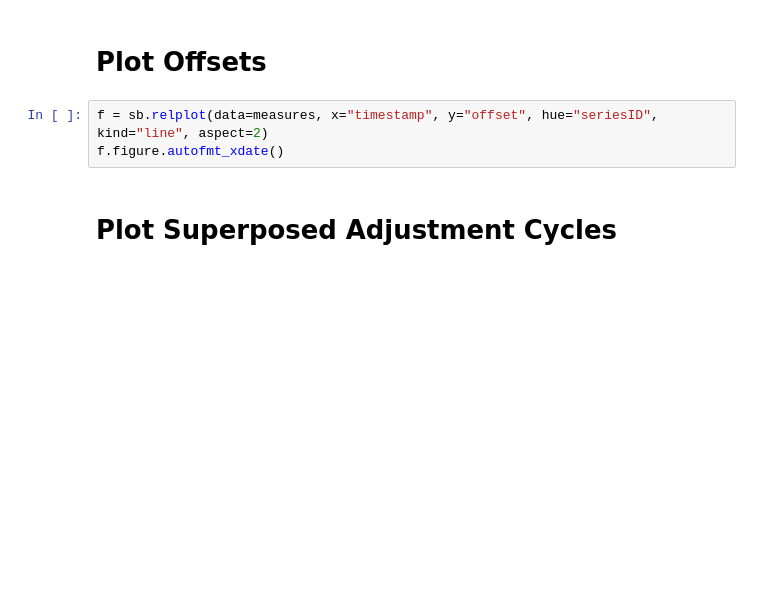
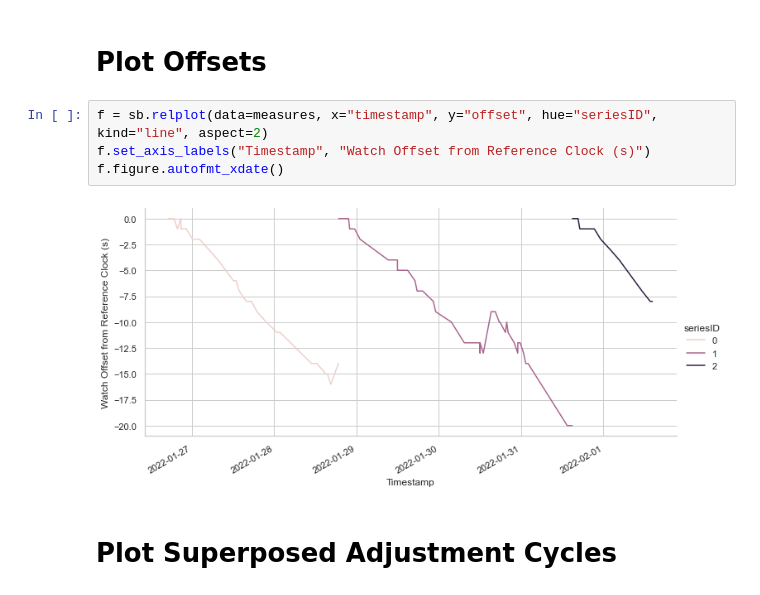
Before and after one commit to francoistrahan/watchdrift, a Jupyter notebook: Watch Drift Analysis.ipynb, the cells around one changed output. Cells and saved outputs as stored; diff of their text form; blank space fills up the shorter version.

```diff
--- a/Watch Drift Analysis.ipynb
+++ b/Watch Drift Analysis.ipynb
@@ -91,7 +122,10 @@ seriesInfo
 # Plot Offsets
 # %%
 f = sb.relplot(data=measures, x="timestamp", y="offset", hue="seriesID", kind="line", aspect=2)
+f.set_axis_labels("Timestamp", "Watch Offset from Reference Clock (s)")
 f.figure.autofmt_xdate()
+# %% [output]
+[figure, added]
 # %% [markdown]
 # Plot Superposed Adjustment Cycles
 # %%
```
Also changed, not shown: parts of 13 cells of this notebook, 1 other file.
